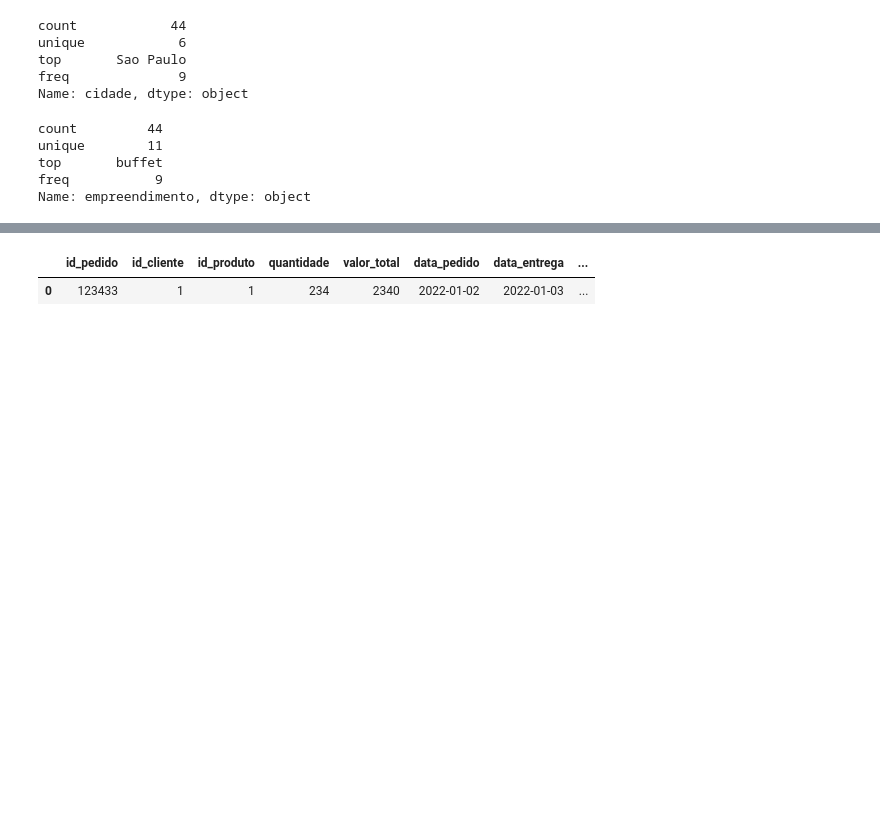
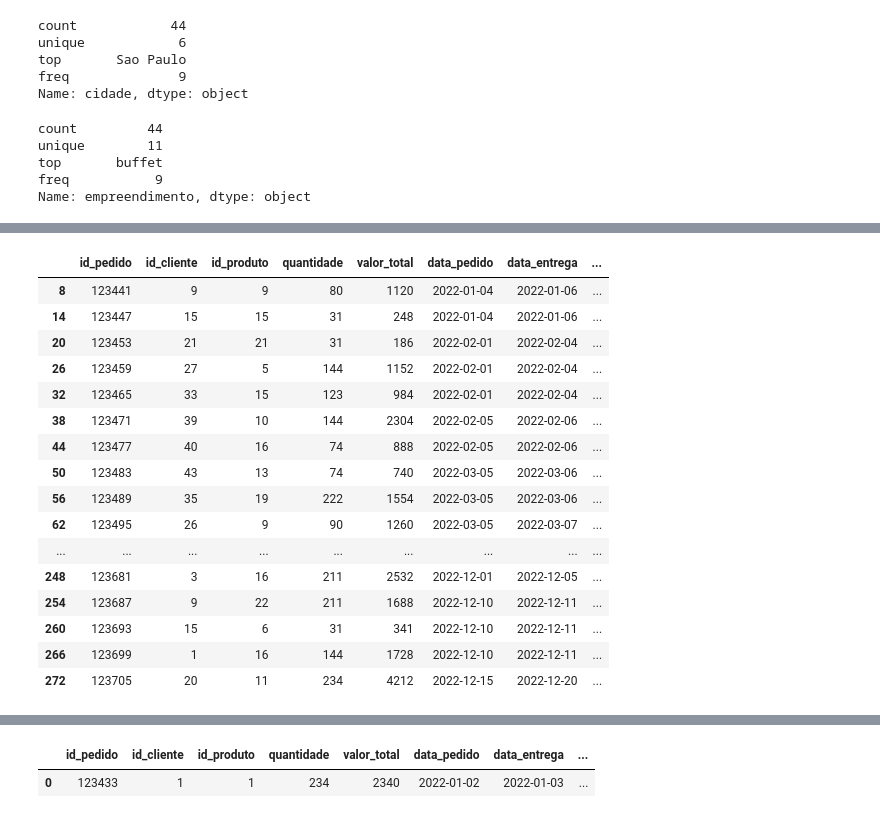
Before and after one commit to anibaltanganelli/Flora, a Jupyter notebook: flora_pratica.ipynb, the cells around one changed output, grey strips where cells are left out. Saved outputs shown, nothing was run; the diff lists cells and outputs as text; code cells hidden in the pictures; blank space fills up the shorter version.

```diff
--- a/flora_pratica.ipynb
+++ b/flora_pratica.ipynb
@@ -295,6 +357,24 @@ amos_sistematica.shape
 # %%
-amostra_sistematica = pedidos.iloc[amos_estratificada,:]
+amostra_sistematica = pedidos.iloc[amos_sistematica,:]
 amostra_sistematica
+# %% [output]
+|  | id_pedido | id_cliente | id_produto | quantidade | valor_total | data_pedido | data_entrega | ... |
+| 8 | 123441 | 9 | 9 | 80 | 1120 | 2022-01-04 | 2022-01-06 | ... |
+| 14 | 123447 | 15 | 15 | 31 | 248 | 2022-01-04 | 2022-01-06 | ... |
+| 20 | 123453 | 21 | 21 | 31 | 186 | 2022-02-01 | 2022-02-04 | ... |
+| 26 | 123459 | 27 | 5 | 144 | 1152 | 2022-02-01 | 2022-02-04 | ... |
+| 32 | 123465 | 33 | 15 | 123 | 984 | 2022-02-01 | 2022-02-04 | ... |
+| 38 | 123471 | 39 | 10 | 144 | 2304 | 2022-02-05 | 2022-02-06 | ... |
+| 44 | 123477 | 40 | 16 | 74 | 888 | 2022-02-05 | 2022-02-06 | ... |
+| 50 | 123483 | 43 | 13 | 74 | 740 | 2022-03-05 | 2022-03-06 | ... |
+| 56 | 123489 | 35 | 19 | 222 | 1554 | 2022-03-05 | 2022-03-06 | ... |
+| 62 | 123495 | 26 | 9 | 90 | 1260 | 2022-03-05 | 2022-03-07 | ... |
+| ... | ... | ... | ... | ... | ... | ... | ... | ... |
+| 248 | 123681 | 3 | 16 | 211 | 2532 | 2022-12-01 | 2022-12-05 | ... |
+| 254 | 123687 | 9 | 22 | 211 | 1688 | 2022-12-10 | 2022-12-11 | ... |
+| 260 | 123693 | 15 | 6 | 31 | 341 | 2022-12-10 | 2022-12-11 | ... |
+| 266 | 123699 | 1 | 16 | 144 | 1728 | 2022-12-10 | 2022-12-11 | ... |
+| 272 | 123705 | 20 | 11 | 234 | 4212 | 2022-12-15 | 2022-12-20 | ... |
 # %%
 #Amostra estratificada pequenos grupos
 
```
Also changed, not shown: parts of 13 cells of this notebook.
